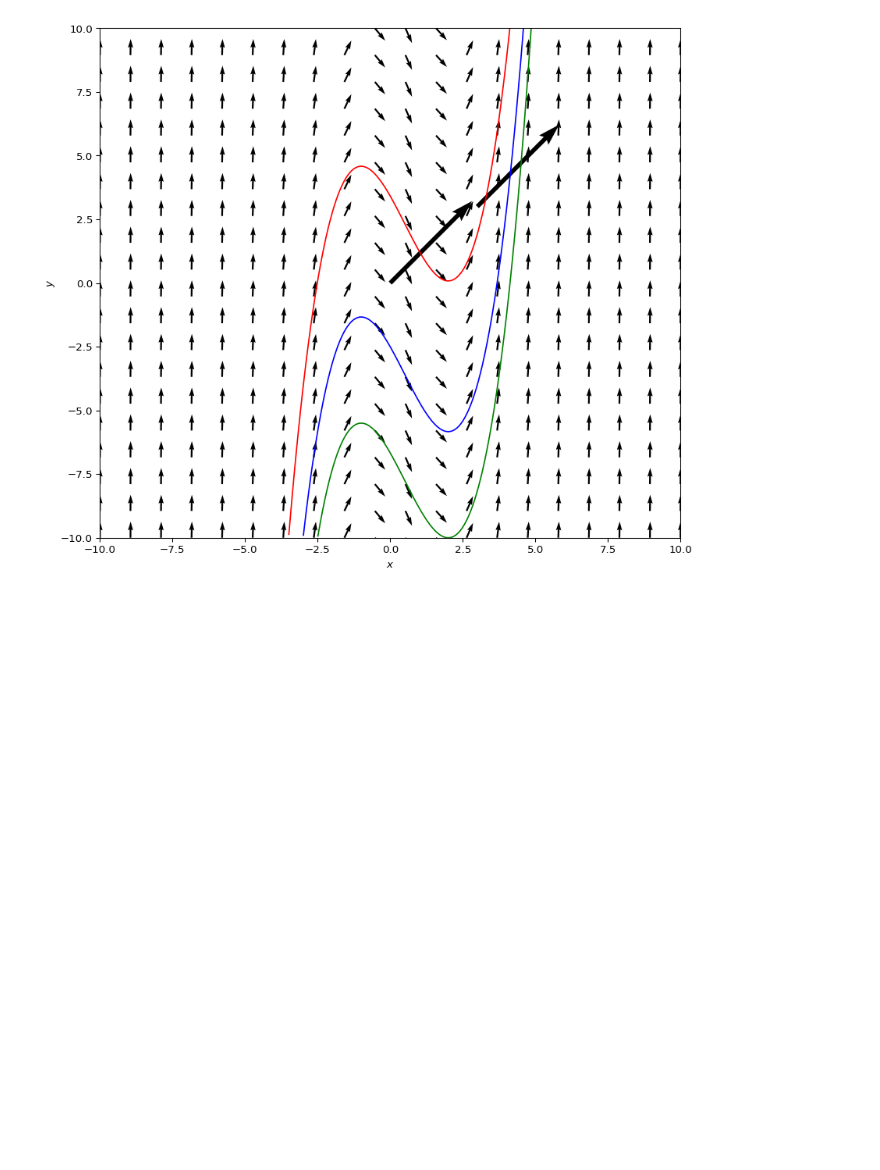
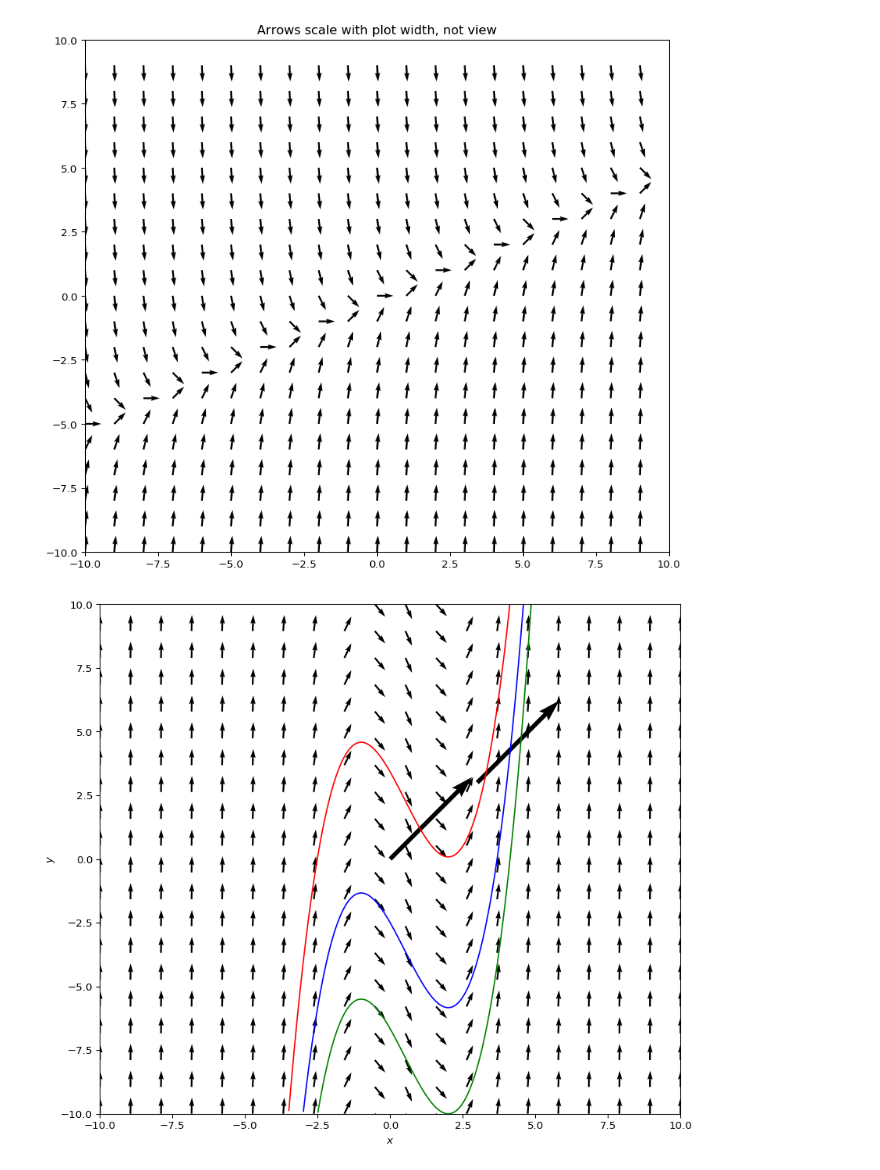
Before and after one commit to GitNiko/linearC, a Jupyter notebook: differential_equation.ipynb, the cells around one changed output. Saved outputs shown, nothing was run; the diff lists cells and outputs as text; code cells hidden in the pictures; blank space fills up the shorter version.

```diff
--- a/differential_equation.ipynb
+++ b/differential_equation.ipynb
@@ -22,3 +41,42 @@ $$ y' = x^2y/x^3+y^3 = \frac{y/x}{1 + (y/x)^3} $$
+# %%
+import matplotlib.pyplot as plt
+import numpy as np
+from numpy import ma
+
+X, Y = np.meshgrid(np.arange(-10, 10, 1), np.arange(-10, 10, 1))
+U = 1
+V = X - 2*Y # df
+
+N = np.sqrt(U**2+V**2)
+U2, V2 = U/N, V/N
+
+plt.figure(figsize=(10, 9), dpi= 96)
+plt.title('Arrows scale with plot width, not view')
+Q = plt.quiver(X, Y, U2, V2, units='width')
+# qk = plt.quiverkey(Q, 0.9, 0.9, 2, r'$2 \frac{m}{s}$', labelpos='E',
+#                    coordinates='figure')
+
+# plt.figure(figsize=(10, 9), dpi= 96)
+# plt.title("pivot='mid'; every third arrow; units='inches'")
+# Q = plt.quiver(X[::3, ::3], Y[::3, ::3], U[::3, ::3], V[::3, ::3],
+#                pivot='mid', units='inches')
+# # qk = plt.quiverkey(Q, 0.9, 0.9, 1, r'$1 \frac{m}{s}$', labelpos='E',
+# #                    coordinates='figure')
+# plt.scatter(X[::3, ::3], Y[::3, ::3], color='r', s=5)
+
+# plt.figure(figsize=(10, 9), dpi= 96)
+# plt.title("pivot='tip'; scales with x view")
+# M = np.hypot(U, V)
+# Q = plt.quiver(X, Y, U, V, M, units='x', pivot='tip', width=0.022,
+#                scale=1 / 0.15)
+# qk = plt.quiverkey(Q, 0.9, 0.9, 1, r'$1 \frac{m}{s}$', labelpos='E',
+#                    coordinates='figure')
+# plt.scatter(X, Y, color='k', s=5)
+plt.xlim([-10,10])
+plt.ylim([-10,10])
+plt.show()
+# %% [output]
+[figure, added]
 # %%
 import matplotlib.pyplot as plt
 from scipy import *
```
Also changed, not shown: parts of 2 cells of this notebook.
